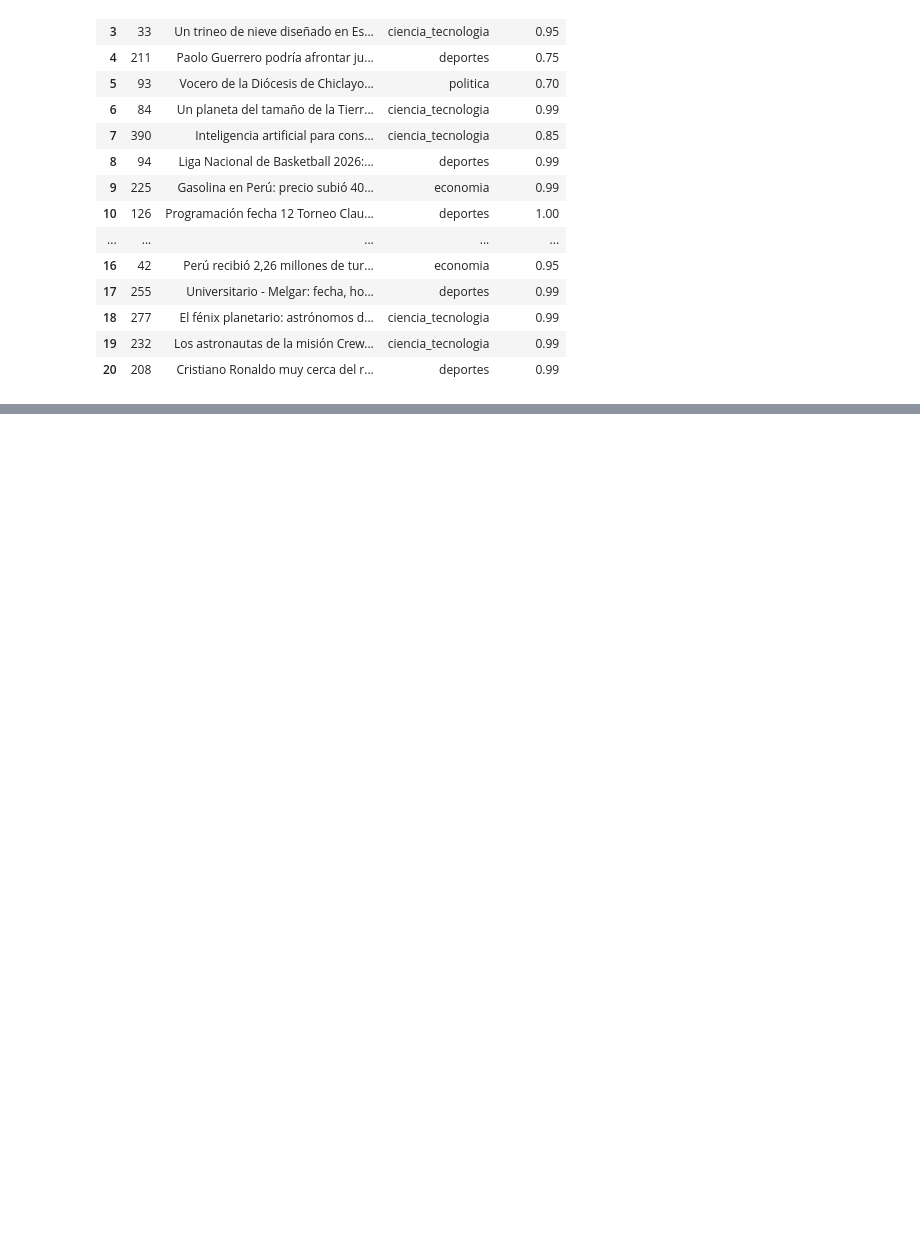
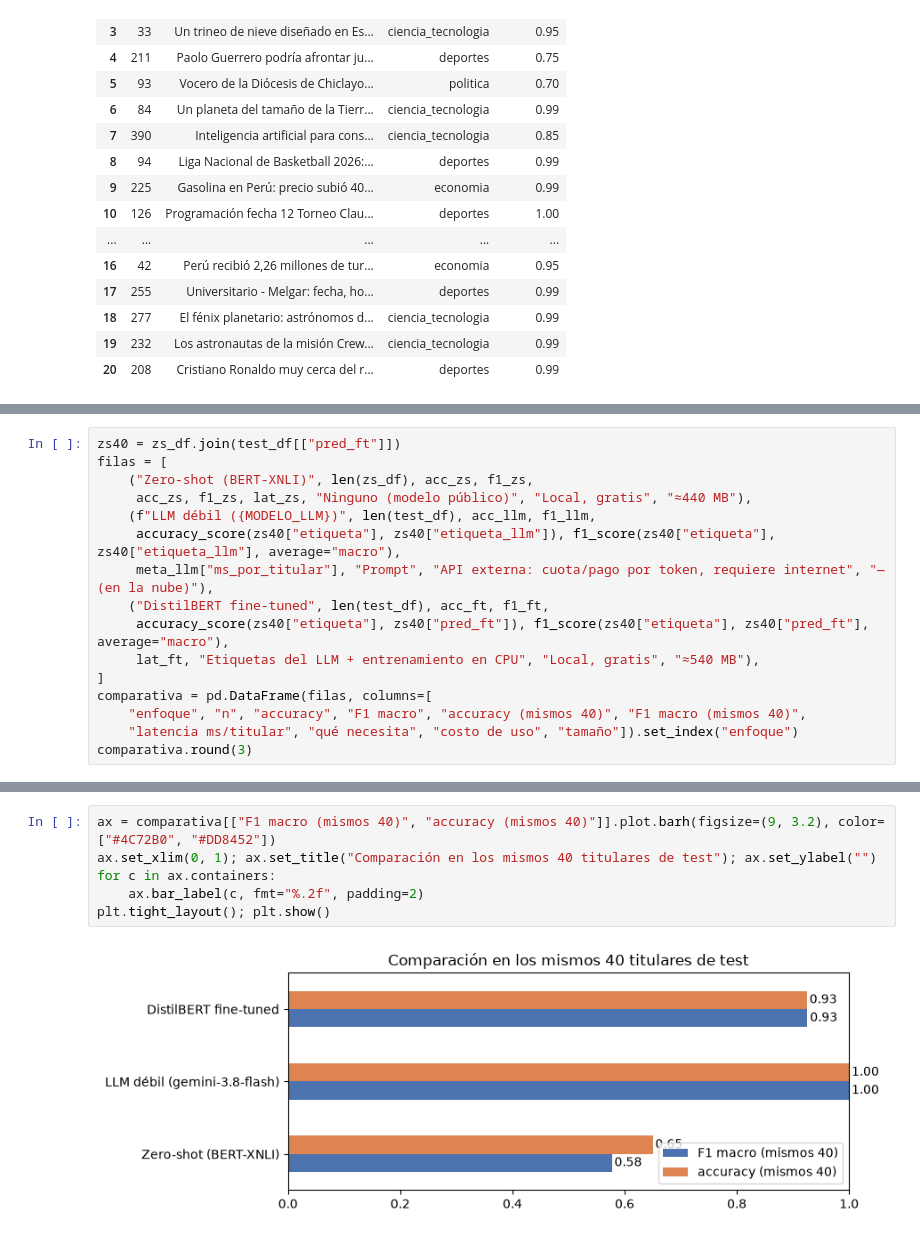
Before and after one commit to sandypmj/python_intermedio_2026, a Jupyter notebook: tarea_1/02_clasificacion.ipynb, the cells around one changed output, grey strips where cells are left out. Drawn from its saved outputs; the diff is of its cells as text; blank space fills up the shorter version.

```diff
--- a/tarea_1/02_clasificacion.ipynb
+++ b/tarea_1/02_clasificacion.ipynb
@@ -435,0 +704,16 @@ auditoria
+# %%
+zs40 = zs_df.join(test_df[["pred_ft"]])
+filas = [
+    ("Zero-shot (BERT-XNLI)", len(zs_df), acc_zs, f1_zs,
+     acc_zs, f1_zs, lat_zs, "Ninguno (modelo público)", "Local, gratis", "≈440 MB"),
+    (f"LLM débil ({MODELO_LLM})", len(test_df), acc_llm, f1_llm,
+     accuracy_score(zs40["etiqueta"], zs40["etiqueta_llm"]), f1_score(zs40["etiqueta"], zs40["etiqueta_llm"], average="macro"),
+     meta_llm["ms_por_titular"], "Prompt", "API externa: cuota/pago por token, requiere internet", "— (en la nube)"),
+    ("DistilBERT fine-tuned", len(test_df), acc_ft, f1_ft,
+     accuracy_score(zs40["etiqueta"], zs40["pred_ft"]), f1_score(zs40["etiqueta"], zs40["pred_ft"], average="macro"),
+     lat_ft, "Etiquetas del LLM + entrenamiento en CPU", "Local, gratis", "≈540 MB"),
+]
+comparativa = pd.DataFrame(filas, columns=[
+    "enfoque", "n", "accuracy", "F1 macro", "accuracy (mismos 40)", "F1 macro (mismos 40)",
+    "latencia ms/titular", "qué necesita", "costo de uso", "tamaño"]).set_index("enfoque")
+comparativa.round(3)
@@ -435,0 +726,8 @@ auditoria
+# %%
+ax = comparativa[["F1 macro (mismos 40)", "accuracy (mismos 40)"]].plot.barh(figsize=(9, 3.2), color=["#4C72B0", "#DD8452"])
+ax.set_xlim(0, 1); ax.set_title("Comparación en los mismos 40 titulares de test"); ax.set_ylabel("")
+for c in ax.containers:
+    ax.bar_label(c, fmt="%.2f", padding=2)
+plt.tight_layout(); plt.show()
+# %% [output]
+[figure, added]
```
Also changed, not shown: parts of 20 cells of this notebook.
